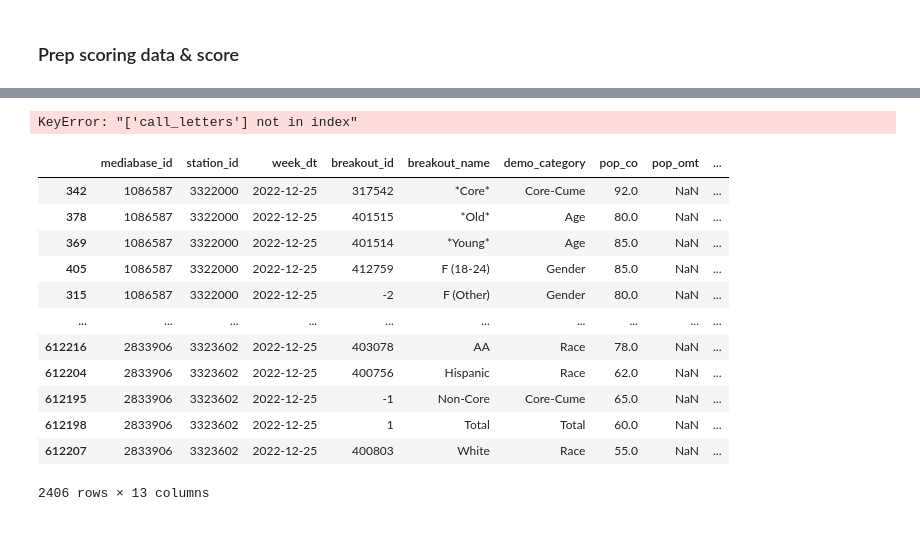
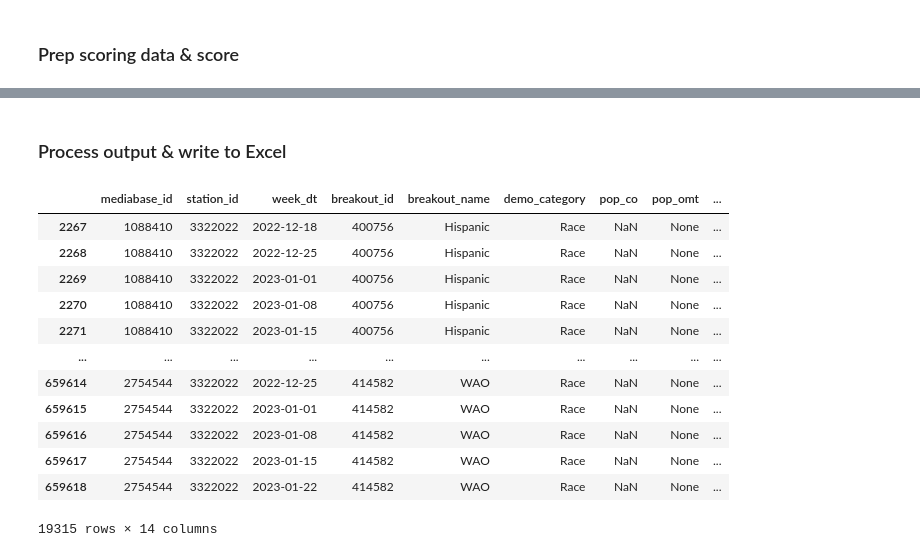
Before and after one commit to gjampanih/adds-rr-demo-modeling, a Jupyter notebook: notebooks/dropped_data_analysis.ipynb, the cells around one changed output, grey strips where cells are left out. Drawn from its saved outputs; the diff is of its cells as text; code cells hidden in the pictures.

```diff
--- a/notebooks/dropped_data_analysis.ipynb
+++ b/notebooks/dropped_data_analysis.ipynb
@@ -565,0 +689,3 @@ test_read
+# %%
+drop_idx = list(set(df_test.index) - set(df_test[feature_cols].dropna().index))
+df_test.drop(drop_idx, inplace=True)
@@ -566,8 +694,8 @@ test_read
 # %%
-scoring_date = pd.to_datetime('2022-12-25')
-test_idx = df_train['week_dt'] == scoring_date.date()
+scoring_date = pd.to_datetime('2022-12-04')
+test_idx = (df_test['week_dt'] >= scoring_date.date()) & (df_test['station_id'] == 3322022)
 
-df_test_final = df_train.loc[test_idx][id_cols + feature_cols + target_col]
+df_test_final = df_test.loc[test_idx][id_cols + feature_cols + target_col]
 X_test = pd.get_dummies(df_test_final[feature_cols], columns=cat_cols)
 
 missing_cols = list(set(X_train.columns) - set(X_test.columns))
@@ -593,7 +765,7 @@ Index(['min_pop_prior', 'mean_pop_prior_unv', 'avg_song_univ_spins_prior',
 # %%
 df_out = pd.DataFrame(columns=['lower_wob_thresh', 'mean_pop_predicted', 'upper_wobble_thresh'])
 for cat in demo_cats:
-    tic = time.perf_counter()
+    #tic = time.perf_counter()
     idx = (df_test_final['demo_category'] == cat)
     print(cat + ': ' + str(sum(idx)))
 
@@ -604,6 +776,8 @@ for cat in demo_cats:
 
     # create features and target
     X = X_test.loc[idx][feature_cols_cat]
+    if cat == 'Race':
+        X['segment_AA'] = 0
     y = y_test.loc[idx]
     #print(X)
 
@@ -611,9 +785,11 @@ for cat in demo_cats:
     df_temp = pd.DataFrame()
     # predict using estimator
 
-    df_temp['lower_wob_thresh'] = pd.DataFrame(best_estimators[cat][0].predict(X), index=X_test.loc[idx].index)
-    df_temp['mean_pop_predicted'] = pd.DataFrame(best_estimators[cat][1].predict(X), index=X_test.loc[idx].index)
-    df_temp['upper_wobble_thresh'] = pd.DataFrame(best_estimators[cat][2].predict(X), index=X_test.loc[idx].index)
+    #re-arrange features
+
+    df_temp['lower_wob_thresh'] = pd.DataFrame(best_estimators[cat][0].predict(X[best_estimators[cat][0].feature_names_in_]), index=X_test.loc[idx].index)
+    df_temp['mean_pop_predicted'] = pd.DataFrame(best_estimators[cat][1].predict(X[best_estimators[cat][1].feature_names_in_]), index=X_test.loc[idx].index)
+    df_temp['upper_wobble_thresh'] = pd.DataFrame(best_estimators[cat][2].predict(X[best_estimators[cat][2].feature_names_in_]), index=X_test.loc[idx].index)
 
     df_out = pd.concat([df_out,df_temp], axis=0)
 # %% [output]
@@ -624,6 +897,6 @@ Core-Cume: 542
+# %% [markdown]
+### Process output & write to Excel
 # %%
-df_out_final = df_test_final[id_cols].join(df_out, how='left')
+df_out_final = df_test_final[id_cols + ['taa_quintile']].join(df_out, how='left')
-# %% [output]
-KeyError: "['call_letters'] not in index"
 # %%
 df_out_final['segment'] = df_out_final['breakout_name'].apply(func=(lambda x: breakout_map[x] if (x in breakout_map.keys()) else None))
@@ -630,19 +907,19 @@ df_out_final['segment'] = df_out_final['breakout_name'].apply(func=(lambda x: br
 # %%
-df_out_final.join()
+df_out_final
 # %% [output]
 |  | mediabase_id | station_id | week_dt | breakout_id | breakout_name | demo_category | pop_co | pop_omt | ... |
-| 342 | 1086587 | 3322000 | 2022-12-25 | 317542 | *Core* | Core-Cume | 92.0 | NaN | ... |
-| 378 | 1086587 | 3322000 | 2022-12-25 | 401515 | *Old* | Age | 80.0 | NaN | ... |
-| 369 | 1086587 | 3322000 | 2022-12-25 | 401514 | *Young* | Age | 85.0 | NaN | ... |
-| 405 | 1086587 | 3322000 | 2022-12-25 | 412759 | F (18-24) | Gender | 85.0 | NaN | ... |
-| 315 | 1086587 | 3322000 | 2022-12-25 | -2 | F (Other) | Gender | 80.0 | NaN | ... |
+| 2267 | 1088410 | 3322022 | 2022-12-18 | 400756 | Hispanic | Race | NaN | None | ... |
+| 2268 | 1088410 | 3322022 | 2022-12-25 | 400756 | Hispanic | Race | NaN | None | ... |
+| 2269 | 1088410 | 3322022 | 2023-01-01 | 400756 | Hispanic | Race | NaN | None | ... |
+| 2270 | 1088410 | 3322022 | 2023-01-08 | 400756 | Hispanic | Race | NaN | None | ... |
+| 2271 | 1088410 | 3322022 | 2023-01-15 | 400756 | Hispanic | Race | NaN | None | ... |
 | ... | ... | ... | ... | ... | ... | ... | ... | ... | ... |
-| 612216 | 2833906 | 3323602 | 2022-12-25 | 403078 | AA | Race | 78.0 | NaN | ... |
-| 612204 | 2833906 | 3323602 | 2022-12-25 | 400756 | Hispanic | Race | 62.0 | NaN | ... |
-| 612195 | 2833906 | 3323602 | 2022-12-25 | -1 | Non-Core | Core-Cume | 65.0 | NaN | ... |
-| 612198 | 2833906 | 3323602 | 2022-12-25 | 1 | Total | Total | 60.0 | NaN | ... |
-| 612207 | 2833906 | 3323602 | 2022-12-25 | 400803 | White | Race | 55.0 | NaN | ... |
+| 659614 | 2754544 | 3322022 | 2022-12-25 | 414582 | WAO | Race | NaN | None | ... |
+| 659615 | 2754544 | 3322022 | 2023-01-01 | 414582 | WAO | Race | NaN | None | ... |
+| 659616 | 2754544 | 3322022 | 2023-01-08 | 414582 | WAO | Race | NaN | None | ... |
+| 659617 | 2754544 | 3322022 | 2023-01-15 | 414582 | WAO | Race | NaN | None | ... |
+| 659618 | 2754544 | 3322022 | 2023-01-22 | 414582 | WAO | Race | NaN | None | ... |
-2406 rows × 13 columns
+19315 rows × 14 columns
 # %%
 # song-artist lookup
 song_query = '''
```
Also changed, not shown: parts of 108 cells of this notebook, 1 other file.
